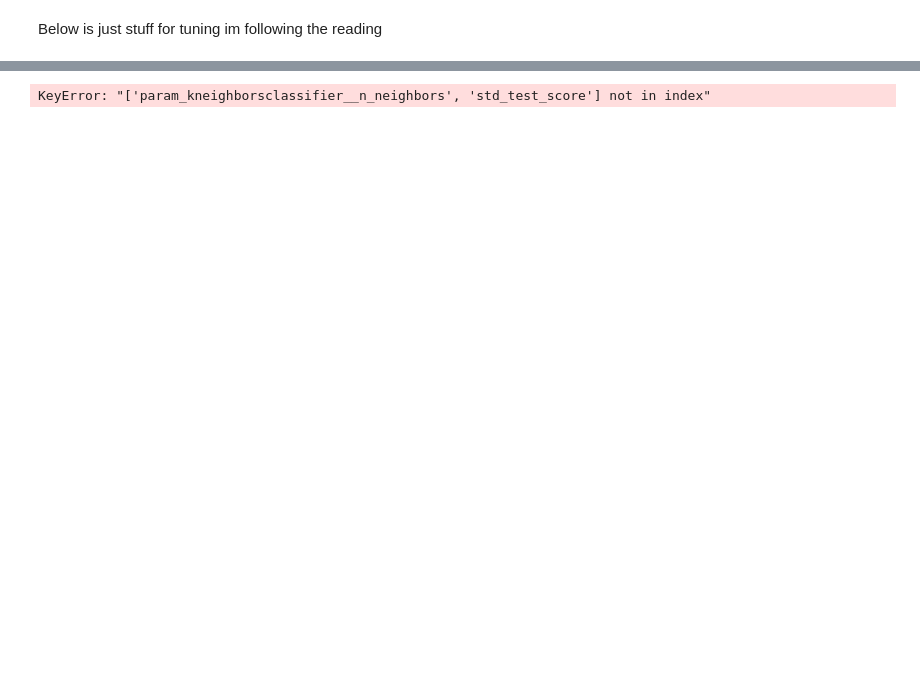
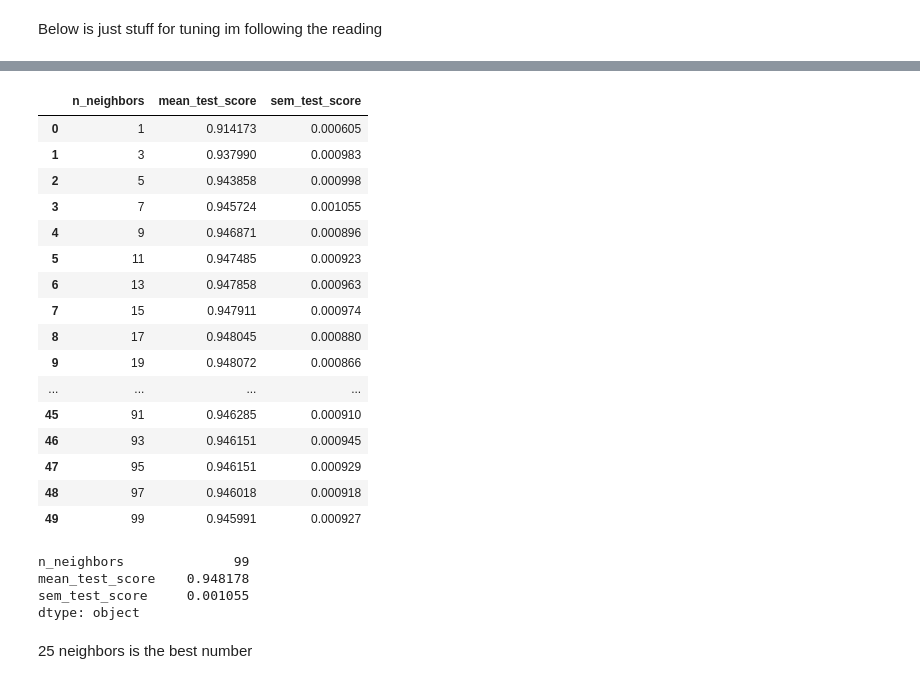
Before and after one commit to Angry-Cub/dsci-100-group-4, a Jupyter notebook: workspace.ipynb, the cells around one changed output, grey strips where cells are left out. Drawn from its saved outputs; the diff is of its cells as text; code cells hidden in the pictures; blank space fills up the shorter version.

```diff
--- a/workspace.ipynb
+++ b/workspace.ipynb
@@ -376,15 +396,33 @@ accuracies_grid = pd.DataFrame(
 # %%
 accuracies_grid = (
-    accuracies_grid[[
-        "param_kneighborsclassifier__n_neighbors",
-        "mean_test_score",
-        "std_test_score"
-    ]]
-    .assign(sem_test_score=accuracies_grid["std_test_score"] / 10**(1/2))
-    .rename(columns={"param_kneighborsclassifier__n_neighbors": "n_neighbors"})
-    .drop(columns=["std_test_score"])
+    accuracies_grid[["param_kneighborsclassifier__n_neighbors", "mean_test_score", "std_test_score"]].assign(sem_test_score=accuracies_grid["std_test_score"] / 10**(1/2)).rename(columns={"param_kneighborsclassifier__n_neighbors": "n_neighbors"}).drop(columns=["std_test_score"])
 )
 
 accuracies_grid
 # %% [output]
-KeyError: "['param_kneighborsclassifier__n_neighbors', 'std_test_score'] not in index"
+|  | n_neighbors | mean_test_score | sem_test_score |
+| 0 | 1 | 0.914173 | 0.000605 |
+| 1 | 3 | 0.937990 | 0.000983 |
+| 2 | 5 | 0.943858 | 0.000998 |
+| 3 | 7 | 0.945724 | 0.001055 |
+| 4 | 9 | 0.946871 | 0.000896 |
+| 5 | 11 | 0.947485 | 0.000923 |
+| 6 | 13 | 0.947858 | 0.000963 |
+| 7 | 15 | 0.947911 | 0.000974 |
+| 8 | 17 | 0.948045 | 0.000880 |
+| 9 | 19 | 0.948072 | 0.000866 |
+| ... | ... | ... | ... |
+| 45 | 91 | 0.946285 | 0.000910 |
+| 46 | 93 | 0.946151 | 0.000945 |
+| 47 | 95 | 0.946151 | 0.000929 |
+| 48 | 97 | 0.946018 | 0.000918 |
+| 49 | 99 | 0.945991 | 0.000927 |
+# %%
+accuracies_grid.max()
+# %% [output]
+n_neighbors              99
+mean_test_score    0.948178
+sem_test_score     0.001055
+dtype: object
+# %% [markdown]
+25 neighbors is the best number
```
Also changed, not shown: parts of 7 cells of this notebook.
